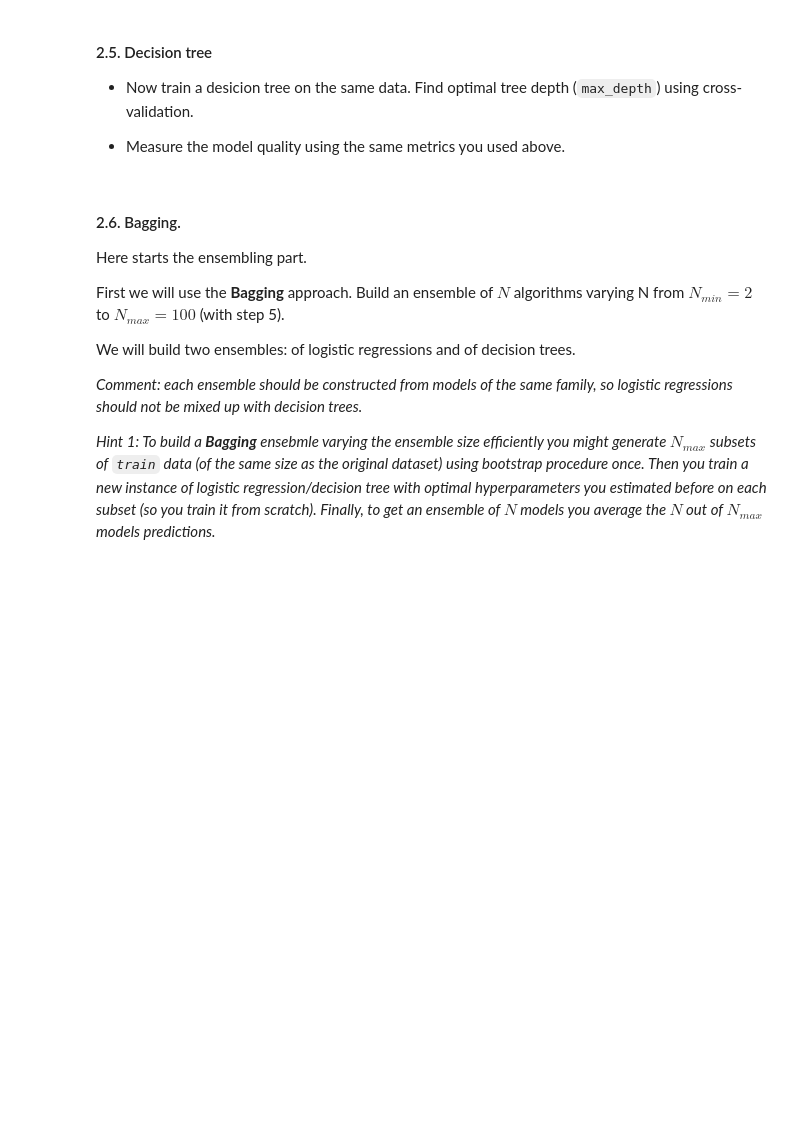
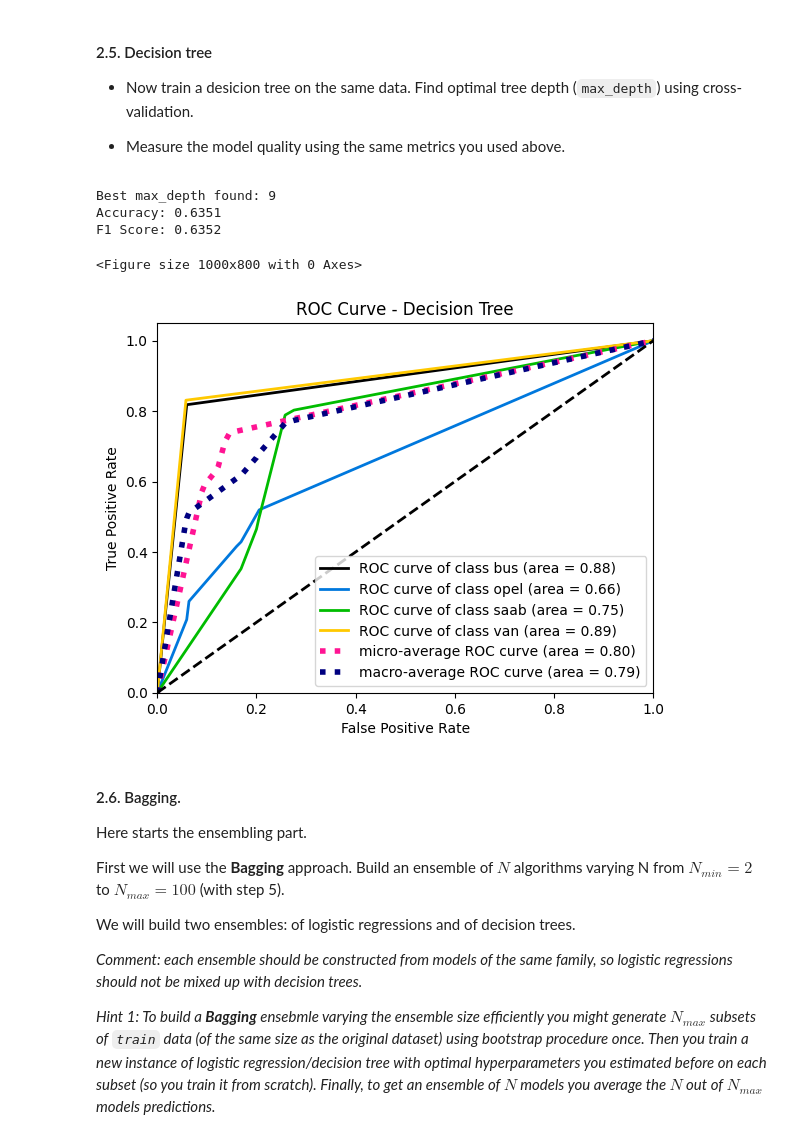
Before and after one commit to izhukau/machine-learning-harbour-space-2025, a Jupyter notebook: homeworks/lab001_ml_pipeline/lab01_part2_ml_pipeline.ipynb, the cells around one changed output. Cells and saved outputs as stored; diff of their text form; code cells hidden in the pictures; blank space fills up the shorter version.

```diff
--- a/homeworks/lab001_ml_pipeline/lab01_part2_ml_pipeline.ipynb
+++ b/homeworks/lab001_ml_pipeline/lab01_part2_ml_pipeline.ipynb
@@ -171,3 +320,38 @@ from sklearn.tree import DecisionTreeClassifier
+# %%
+from sklearn.tree import DecisionTreeClassifier
+
+dt_clf = DecisionTreeClassifier(random_state=42)
+
+param_grid = {
+    'max_depth': range(1, 21)
+}
+
+grid_search_tree = GridSearchCV(dt_clf, param_grid, cv=5, scoring='accuracy', n_jobs=-1)
+grid_search_tree.fit(X_train_scaled, y_train)
+
+best_tree = grid_search_tree.best_estimator_
+
+print(f"Best max_depth found: {grid_search_tree.best_params_['max_depth']}")
+
+y_pred_tree = best_tree.predict(X_test_scaled)
+y_proba_tree = best_tree.predict_proba(X_test_scaled)
+
+accuracy_tree = accuracy_score(y_test, y_pred_tree)
+f1_tree = f1_score(y_test, y_pred_tree, average='weighted')
+
+print(f"Accuracy: {accuracy_tree:.4f}")
+print(f"F1 Score: {f1_tree:.4f}")
+
+plt.figure(figsize=(10, 8))
+skplt.metrics.plot_roc(y_test, y_proba_tree)
+plt.title('ROC Curve - Decision Tree')
+plt.show()
+# %% [output]
+Best max_depth found: 9
+Accuracy: 0.6351
+F1 Score: 0.6352
+<Figure size 1000x800 with 0 Axes>
+[figure, added]
 # %% [markdown]
 #### 2.6. Bagging.
 Here starts the ensembling part.
```
Also changed, not shown: parts of 24 cells of this notebook, 1 other file.
